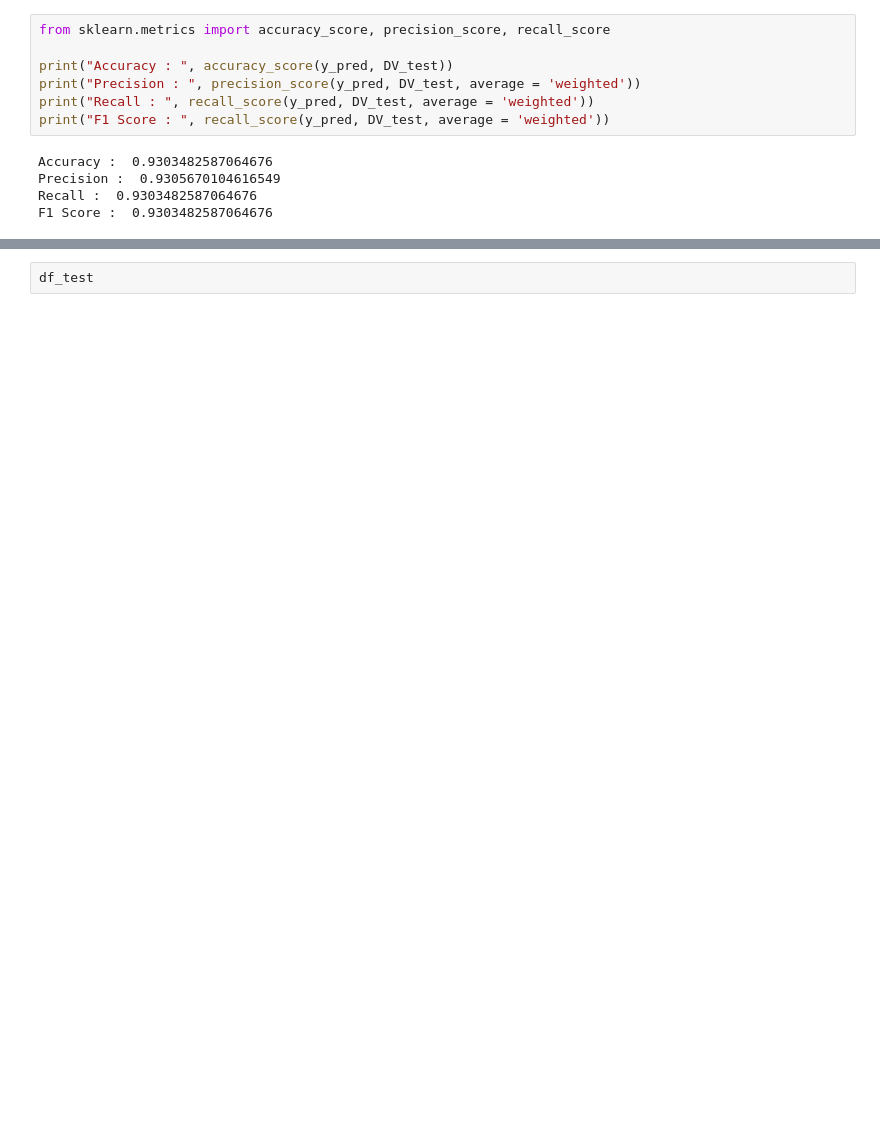
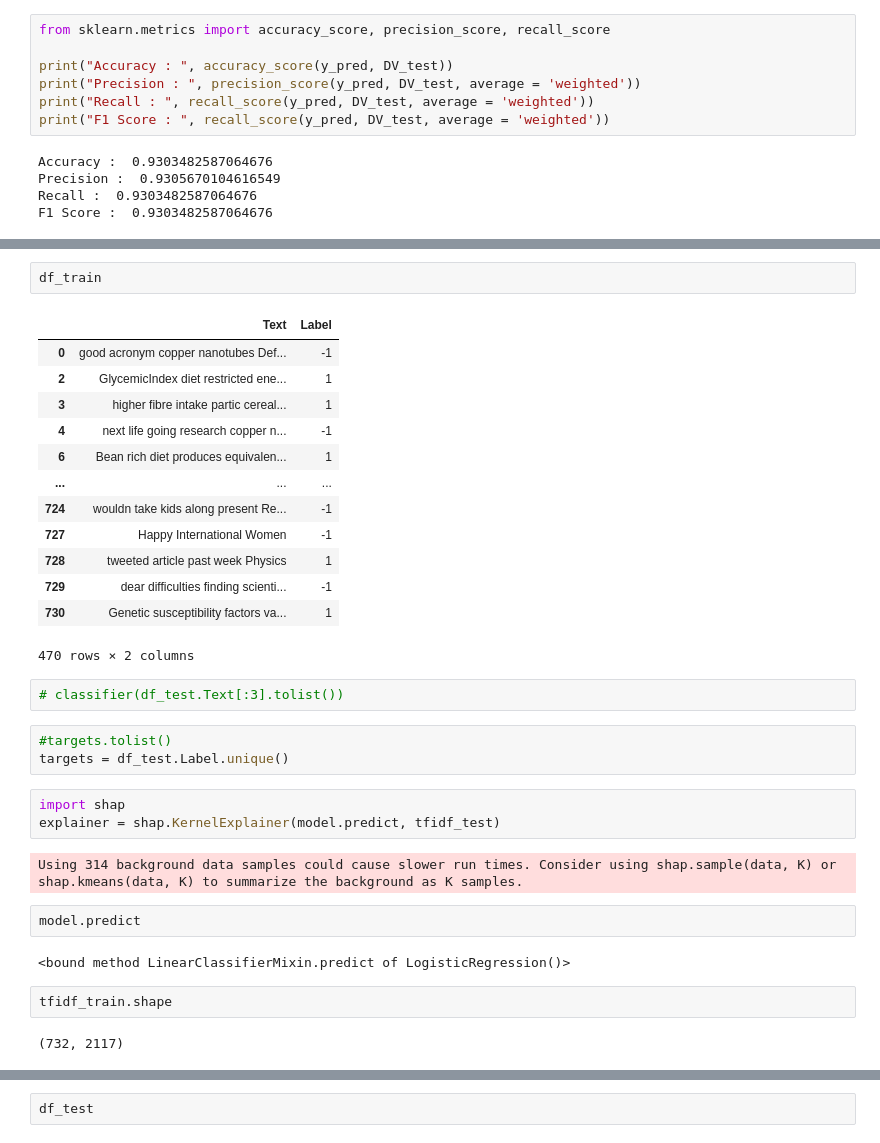
Before and after one commit to NLPXAI/Twitter-Altmetrics-Sentiments-Analysis, a Jupyter notebook: src/Shap Code Incorporate/NLP Thesis Twitter Sentiments Analysis Altmetrix - BinaryClasses.ipynb, the cells around one changed output, grey strips where cells are left out. Cells and saved outputs as stored; diff of their text form; blank space fills up the shorter version.

Commit message:
Code updated -
Code updated -  LIME, SHAP, ELI5 working fine.

```diff
--- a/src/Shap Code Incorporate/NLP Thesis Twitter Sentiments Analysis Altmetrix - BinaryClasses.ipynb
+++ b/src/Shap Code Incorporate/NLP Thesis Twitter Sentiments Analysis Altmetrix - BinaryClasses.ipynb
@@ -314,0 +314,34 @@ shap_values[1,:]
+# %%
+df_train
+# %% [output]
+|  | Text | Label |
+| 0 | good acronym copper nanotubes Def... | -1 |
+| 2 | GlycemicIndex diet restricted ene... | 1 |
+| 3 | higher fibre intake partic cereal... | 1 |
+| 4 | next life going research copper n... | -1 |
+| 6 | Bean rich diet produces equivalen... | 1 |
+| ... | ... | ... |
+| 724 | wouldn take kids along present Re... | -1 |
+| 727 | Happy International Women | -1 |
+| 728 | tweeted article past week Physics | 1 |
+| 729 | dear difficulties finding scienti... | -1 |
+| 730 | Genetic susceptibility factors va... | 1 |
+470 rows × 2 columns
+# %%
+# classifier(df_test.Text[:3].tolist())
+# %%
+#targets.tolist()
+targets = df_test.Label.unique()
+# %%
+import shap
+explainer = shap.KernelExplainer(model.predict, tfidf_test)
+# %% [output]
+Using 314 background data samples could cause slower run times. Consider using shap.sample(data, K) or shap.kmeans(data, K) to summarize the background as K samples.
+# %%
+model.predict
+# %% [output]
+<bound method LinearClassifierMixin.predict of LogisticRegression()>
+# %%
+tfidf_train.shape
+# %% [output]
+(732, 2117)
```
Also changed, not shown: parts of 58 cells of this notebook, 28 other files.
